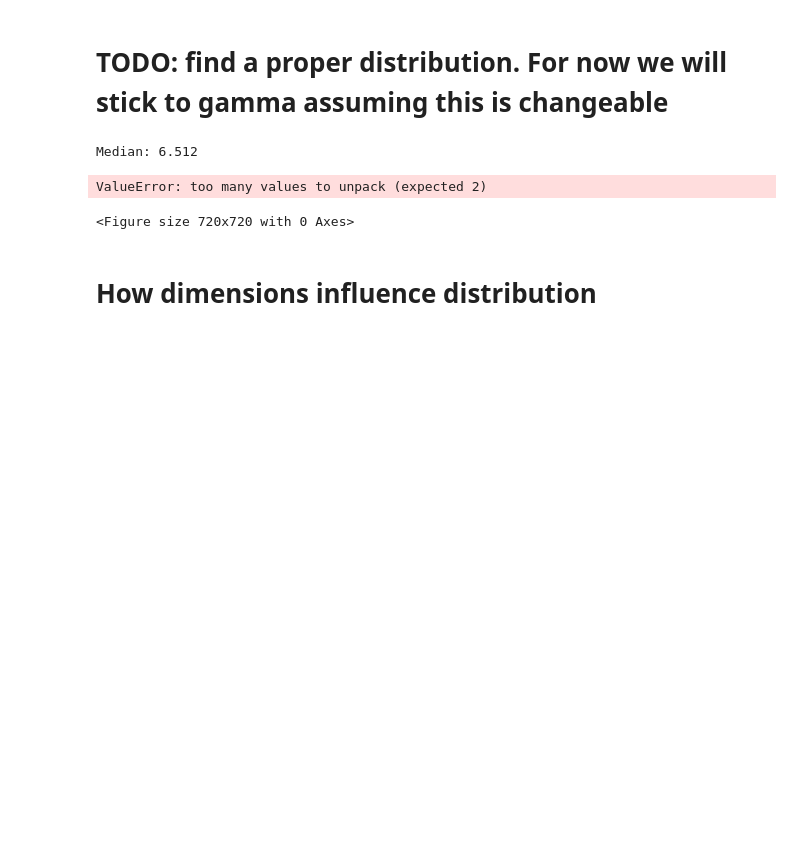
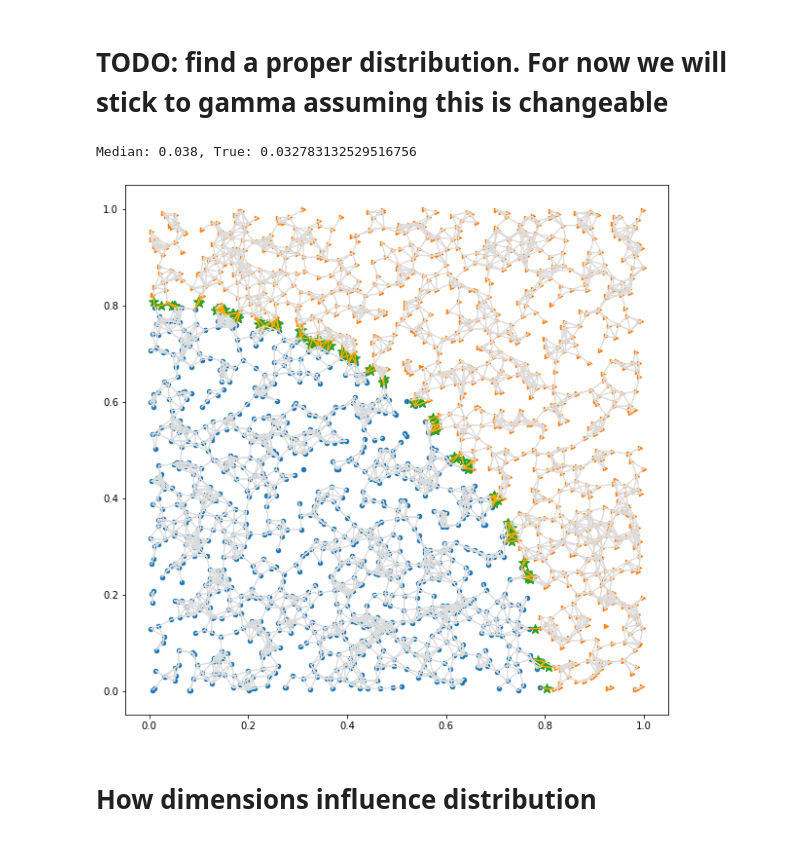
Before and after one commit to IUCVLab/proximity-cut, a Jupyter notebook: notebooks/2D demo.ipynb, the cells around one changed output. Cells and saved outputs as stored; diff of their text form; code cells hidden in the pictures; blank space fills up the shorter version.

```diff
--- a/notebooks/2D demo.ipynb
+++ b/notebooks/2D demo.ipynb
@@ -101,13 +110,12 @@ distribution = gamma
 # %%
-params = distribution.fit(edges)
+params = distribution.fit(edges, 2)
 median = distribution.median(*params)
 # half of the edges fall under this threshold!
-print(f"Median: {median:.3f}")
-G.plot(median)
+print(f"Median: {median:.3f}, True: {sorted(edges)[len(edges) // 2]}")
+G.plot(sorted(edges)[len(edges) // 2])
 # %% [output]
-Median: 6.512
+Median: 0.038, True: 0.032783132529516756
-ValueError: too many values to unpack (expected 2)
-<Figure size 720x720 with 0 Axes>
+[figure, added]
 # %% [markdown]
 # How dimensions influence distribution
 # %%
```
Also changed, not shown: parts of 11 cells of this notebook, 3 other files.
